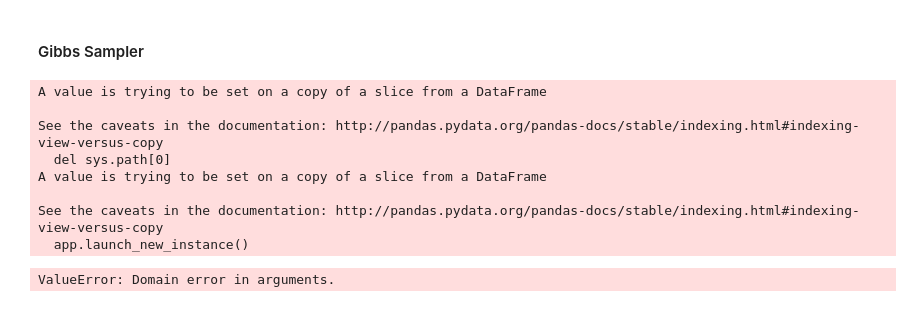
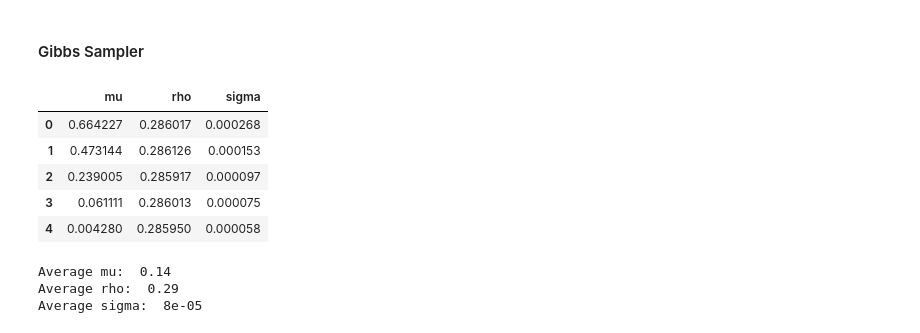
Before and after one commit to pmnry/StochasticVol, a Jupyter notebook: StochasticVolatility.ipynb, the cells around one changed output. Drawn from its saved outputs; the diff is of its cells as text; code cells hidden in the pictures.

```diff
--- a/StochasticVolatility.ipynb
+++ b/StochasticVolatility.ipynb
@@ -92,10 +94,14 @@ def sim_mu(alpha, beta, x, rho, sigma):
     for t in range(T):
         sum = sum + (x[t + 1] - rho * mu * x[t])
 
-    new_beta = np.power(np.power(1 - rho, 2) + T * (np.power(1 - rho, 2) / np.power(sigma, 2)) + (1 / np.power(beta, 2)), -1 / 2)
-    new_alpha = np.power(new_beta, 2) * (x[0] * ((((1 - np.power(rho, 2)) + (1 - rho) * sum) / np.power(sigma, 2)) + (alpha / np.power(beta, 2))))
+    new_beta = np.power(
+        np.power(1 - rho, 2) + T * (np.power(1 - rho, 2) / np.power(sigma, 2)) + (1 / np.power(beta, 2)), -1 / 2)
+    new_alpha = np.power(new_beta, 2) * (x[0] * (
+                (((1 - np.power(rho, 2)) + (1 - rho) * sum) / np.power(sigma, 2)) + (alpha / np.power(beta, 2))))
 
     res = new_alpha + sp.stats.norm.rvs(1) * new_beta
+
+    return {'sim': res, 'alpha': new_alpha, 'beta': new_beta}
 # %% [markdown]
 ### Metropolis-Hastings Algorithm
 #### Metropolis
@@ -142,7 +148,6 @@ def metropolis(target, T, x, sigma, mu, rho, y):
 #### Gibbs Sampler
 # %%
 def GibbsSampler(T, mu, rho, sigma, x_init, N, y):
-
     alpha_mu = 0
     beta_mu = 100
     alpha_sigma = 2.5
@@ -173,22 +178,29 @@ def GibbsSampler(T, mu, rho, sigma, x_init, N, y):
         alpha_mu = val_mu['alpha']
         beta_mu = val_mu['beta']
 
-        param[k, 1] = mu
-        param[k, 2] = rho
-        param[k, 3] = sigma
+        param[k, 0] = mu
+        param[k, 1] = rho
+        param[k, 2] = sigma
 
-        k += 1
-
-        return {'sim': x, 'param': param}
+    return {'sim': x, 'param': param}
 # %%
-test = GibbsSampler(T,mu,rho,sigma,sim_df['x'],1000,sim_df['y'])
+test = GibbsSampler(T,mu,rho,sigma,sim_df['x'],10,sim_df['y'])
-# %% [output]
-A value is trying to be set on a copy of a slice from a DataFrame
-
-See the caveats in the documentation: http://pandas.pydata.org/pandas-docs/stable/indexing.html#indexing-view-versus-copy
-  del sys.path[0]
-A value is trying to be set on a copy of a slice from a DataFrame
-
-See the caveats in the documentation: http://pandas.pydata.org/pandas-docs/stable/indexing.html#indexing-view-versus-copy
-  app.launch_new_instance()
-ValueError: Domain error in arguments.
+# %%
+df_test = pd.DataFrame(test['param'], columns=['mu', 'rho', 'sigma'])
+# %%
+df_test.head()
+# %% [output]
+|  | mu | rho | sigma |
+| 0 | 0.664227 | 0.286017 | 0.000268 |
+| 1 | 0.473144 | 0.286126 | 0.000153 |
+| 2 | 0.239005 | 0.285917 | 0.000097 |
+| 3 | 0.061111 | 0.286013 | 0.000075 |
+| 4 | 0.004280 | 0.285950 | 0.000058 |
+# %%
+print('Average mu: ', np.round(np.mean(df_test['mu']), 2))
+print('Average rho: ', np.round(np.mean(df_test['rho']), 2))
+print('Average sigma: ', np.round(np.mean(df_test['sigma']), 5))
+# %% [output]
+Average mu:  0.14
+Average rho:  0.29
+Average sigma:  8e-05
```
Also changed, not shown: parts of 1 cell of this notebook.
